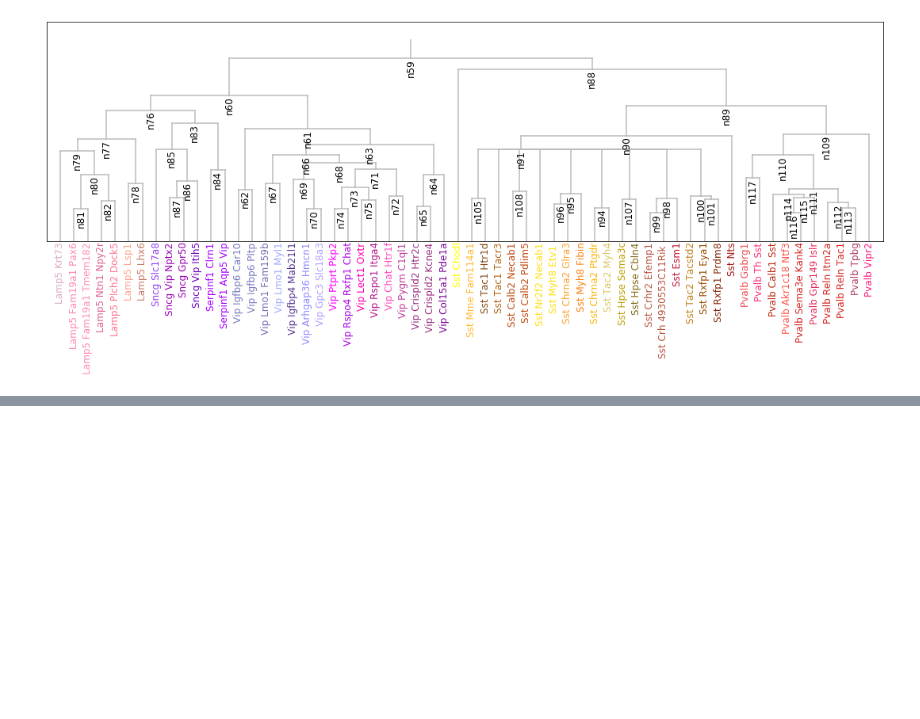
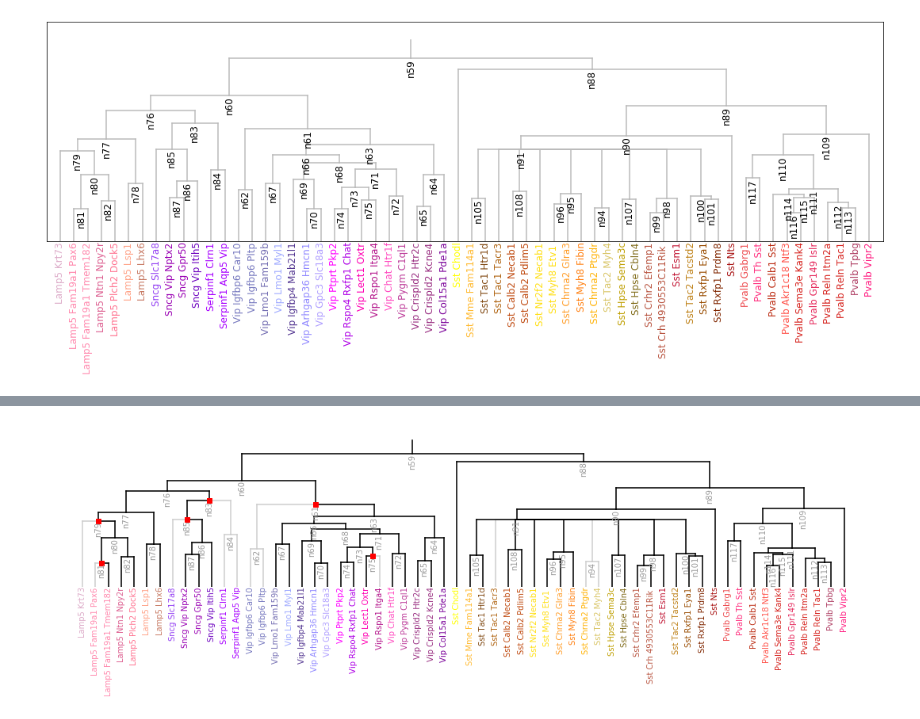
Before and after one commit to AllenInstitute/coupledAE-patchseq, a Jupyter notebook: analysis_celltype_sampling.ipynb, the cells around one changed output, grey strips where cells are left out. Saved outputs shown, nothing was run; the diff lists cells and outputs as text; code cells hidden in the pictures; blank space fills up the shorter version.

```diff
--- a/analysis_celltype_sampling.ipynb
+++ b/analysis_celltype_sampling.ipynb
@@ -45,0 +47,16 @@ plt.tight_layout()
+# %%
+X = pd.Series(kept_subtree.parent).value_counts().to_frame()
+single_child_nodes = X.iloc[X[0].values==1].index.values.tolist()
+# %%
+#sns.set_style("whitegrid")
+inh_subtree.col[~inh_subtree.isleaf]='#999999'
+inh_subtree.plot((15,5),fontsize=10,skeletoncol='#CDCDCD',txtleafonly=False)
+kept_subtree.plot((15,5),skeletononly=True,skeletoncol='k',fig=plt.gcf())
+ind=np.isin(inh_subtree.child,single_child_nodes)
+plt.plot(inh_subtree.x[ind], inh_subtree.y[ind],'s',color='r')
+ax = plt.gca()
+ax.set_xlim(30,95)
+ax.axis('off')
+plt.tight_layout()
+# %% [output]
+[figure, added]
```
Also changed, not shown: parts of 13 cells of this notebook, 2 other files.
